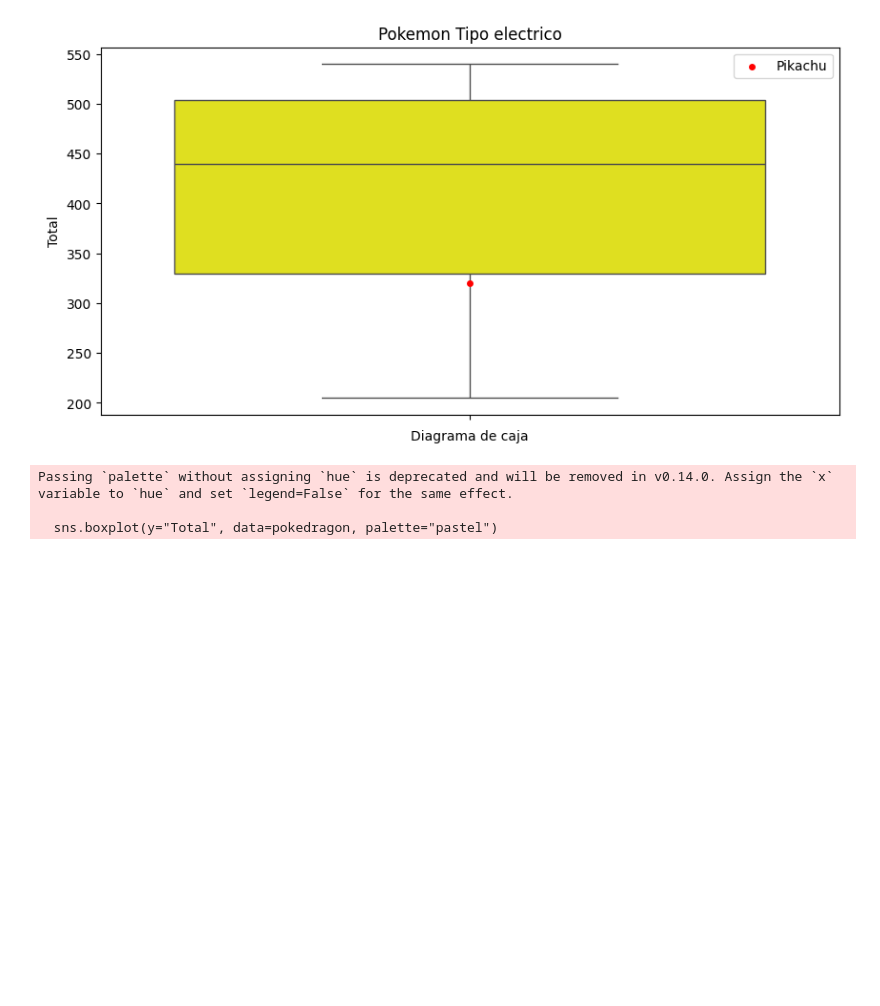
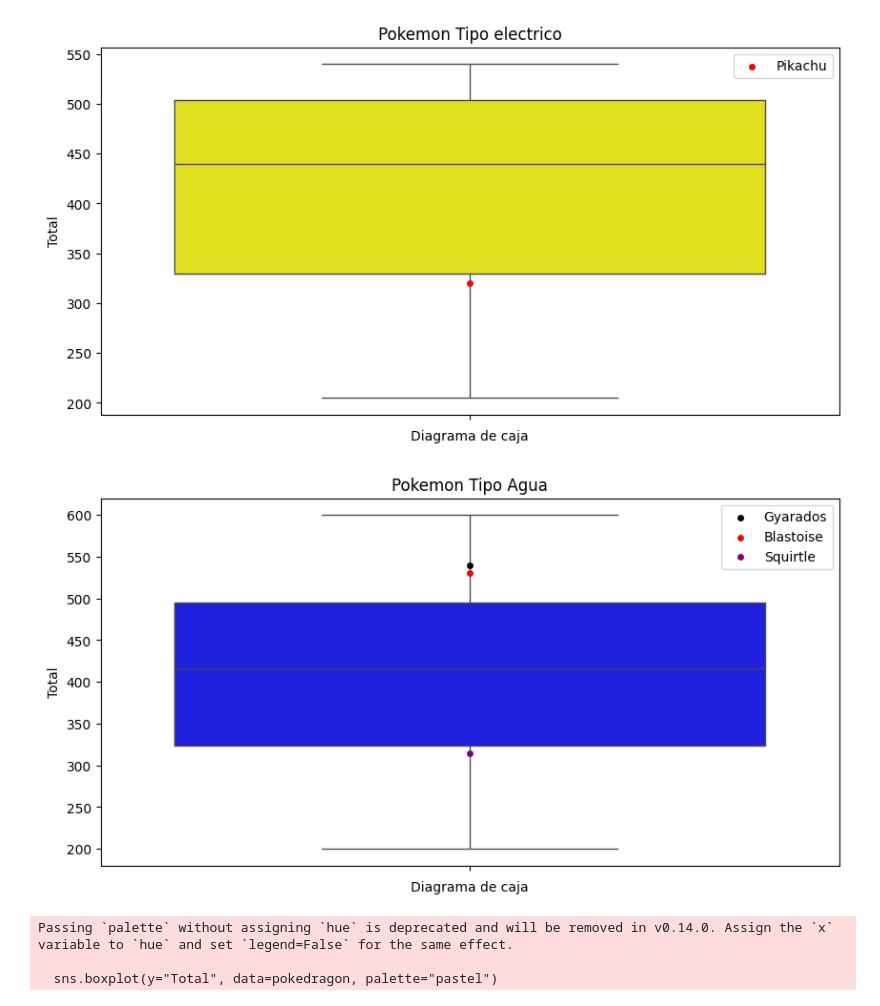
Before and after one commit to Volkmar87/EDA_Pokemon, a Jupyter notebook: 1-Memoria_EDA.ipynb, the cells around one changed output. Saved outputs shown, nothing was run; the diff lists cells and outputs as text; code cells hidden in the pictures; blank space fills up the shorter version.

```diff
--- a/1-Memoria_EDA.ipynb
+++ b/1-Memoria_EDA.ipynb
@@ -772,6 +805,16 @@ plt.title("Pokemon Tipo electrico")
 plt.xlabel("Diagrama de caja");
 # %% [output]
 [figure]
+# %%
+plt.figure(figsize=(10,5))
+sns.boxplot(y="Total", data=pokewater, color="blue")
+sns.swarmplot(y="Total", data=gyarados, color='black', label='Gyarados')
+sns.swarmplot(y="Total", data=blastoise, color='red', label='Blastoise')
+sns.swarmplot(y="Total", data=squirtle, color='purple', label='Squirtle')
+plt.title("Pokemon Tipo Agua")
+plt.xlabel("Diagrama de caja");
+# %% [output]
+[figure, added]
 # %%
 plt.figure(figsize=(10,5))
 sns.boxplot(y="Total", data=pokedragon, palette="pastel")
```
Also changed, not shown: parts of 13 cells of this notebook.
